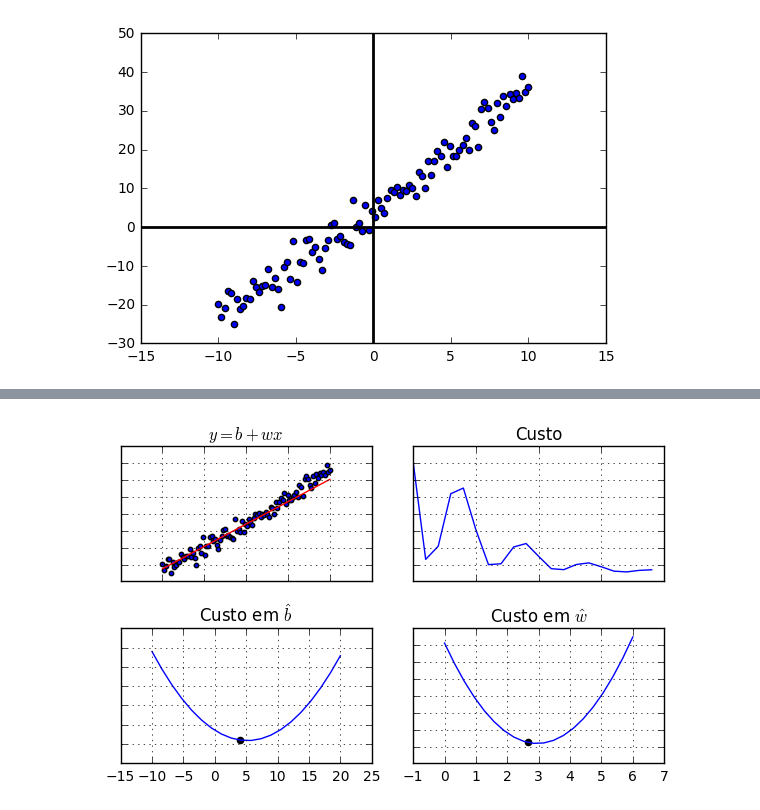
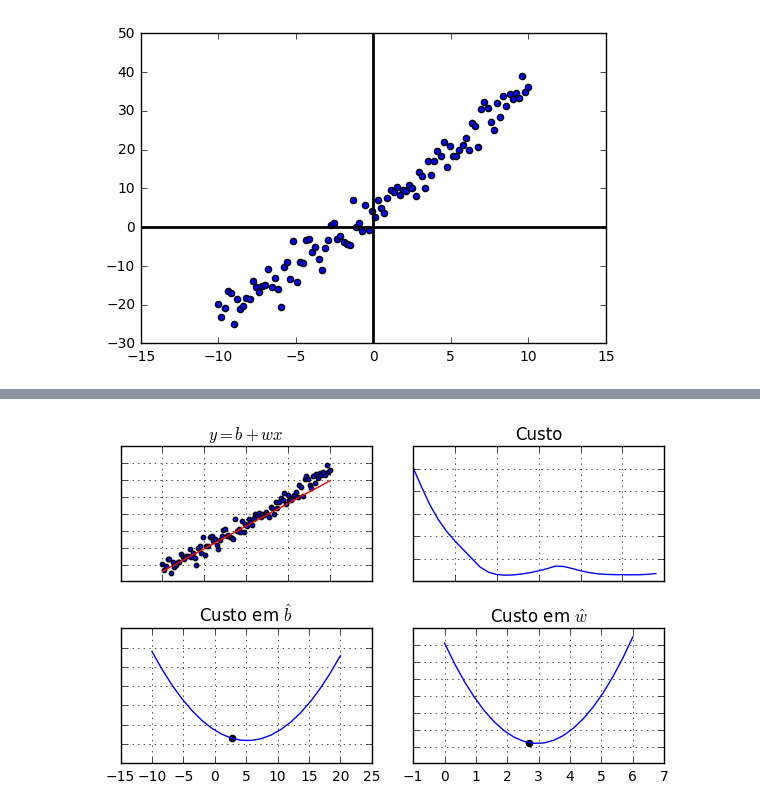
Before and after one commit to matheusfacure/Tutoriais-de-AM, a Jupyter notebook: Regressão Linear/Regressão Linear com gradiente descendente.ipynb, the cells around one changed output, grey strips where cells are left out. Drawn from its saved outputs; the diff is of its cells as text; code cells hidden in the pictures.

```diff
--- a/Regressão Linear/Regressão Linear com gradiente descendente.ipynb
+++ b/Regressão Linear/Regressão Linear com gradiente descendente.ipynb
@@ -142,7 +143,7 @@ class linear_regr(object):
         self.w_hat = np.random.normal(0,5, size = X[0].shape)
 
         loss = [] # para plotar o aprendizado
-        while self.training_iters > 0:
+        for _ in range(self.training_iters):
 
             gradient = np.zeros(self.w_hat.shape) # inicia o gradiente
 
@@ -155,7 +156,6 @@ class linear_regr(object):
             # atualiza os parâmetros
             self.w_hat -= gradient
 
-            self.training_iters -= 1 # atualiza a iteração de treino
             l = ((y_train - self.predict(X_train)) ** 2).sum() # calcula o custo
 
             loss.append(l) # armazeno o custo para gráfico
@@ -252,10 +416,11 @@ No nosso caso, o gráfico da função custo a cada iteração é bastante suave,
 np.random.seed(23)
 class linear_regr(object):
 
-    def __init__(self, learning_rate=0.0001, training_iters=1000, gamma=0.9, show_learning=False):
+    def __init__(self, learning_rate=0.0001, training_iters=1000, gamma=0.9, batch_size=10, show_learning=False):
         self.learning_rate = learning_rate
         self.training_iters = training_iters
         self.gamma = gamma
+        self.batch_size = batch_size
         self.show_learning = show_learning
 
     def fit(self, X_train, y_train, plot=False):
@@ -272,16 +437,21 @@ class linear_regr(object):
             self.b_loss = [L(y_train, i + 3 * X_train) for i in np.linspace(-10,20,20)]
 
         # inicia os parâmetros com pequenos valores aleatórios (nosso chute razoável)
-        self.w_hat = np.random.normal(0,3, size = X[0].shape)
+        self.w_hat = np.random.normal(0,5, size = X[0].shape)
 
         velocidade =  np.zeros(self.w_hat.shape) # inicia a velocidade
         loss = [] # para plotar o aprendizado
-        while self.training_iters > 0:
+        for i in range(self.training_iters):
+
+            # cria os mini-lotes
+            offset = (i * self.batch_size) % (y_train.shape[0] - self.batch_size)
+            batch_X = X[offset:(offset + self.batch_size), :]
+            batch_y = y_train[offset:(offset + self.batch_size)]
 
             gradient = np.zeros(self.w_hat.shape) # inicia o gradiente
 
             # atualiza o gradiente com informação de todos os pontos
-            for point, yi in zip(X, y_train):
+            for point, yi in zip(batch_X, batch_y):
                 gradient +=  (point * self.w_hat - yi) * point
 
             gradient *= self.learning_rate # multiplica o gradiente pela taxa de aprendizado
@@ -290,7 +460,6 @@ class linear_regr(object):
             # atualiza os parâmetros
             self.w_hat -= velocidade
 
-            self.training_iters -= 1 # atualiza a iteração de treino
             l = ((y_train - self.predict(X_train)) ** 2).sum() # calcula o custo
 
             loss.append(l) # armazeno o custo para gráfico
@@ -325,32 +494,32 @@ class linear_regr(object):
         # loss
         plt.subplot(222)
         plt.plot(range(len(loss)), loss)
         plt.title('Custo')
         plt.tick_params(labelsize=9, labelleft=False, labelbottom = False)
         plt.grid(True)
 
         # b_loss
         plt.subplot(223)
         plt.plot( np.linspace(-10,20,20), self.b_loss)
         plt.scatter(self.w_hat[0], lb, c = 'k')
         plt.title('Custo em $\hat{b}$')
         plt.tick_params(labelleft=False)
         plt.grid(True)
 
         # w_loss
         plt.subplot(224)
         plt.plot(np.linspace(0,6,20), self.w1_loss)
         plt.scatter(self.w_hat[1], lw, c = 'k')
         plt.title('Custo em $\hat{w}$')
         plt.grid(True)
         plt.tick_params(labelleft=False)
 
         plt.tight_layout()
         display.display(plt.gcf())
         display.clear_output(wait=True)
         plt.clf() # limpa a imagem do gráfico
 
-regr = linear_regr(learning_rate=0.0001, training_iters=20, gamma = 0.8, show_learning=True)
+regr = linear_regr(learning_rate=0.0001, training_iters=30, gamma = 0.9, show_learning=True)
 regr.fit(dados['x'], dados['y'])
 # %% [output]
-[figure, old version]
+[figure, new version]
```
Also changed, not shown: parts of 11 cells of this notebook.
